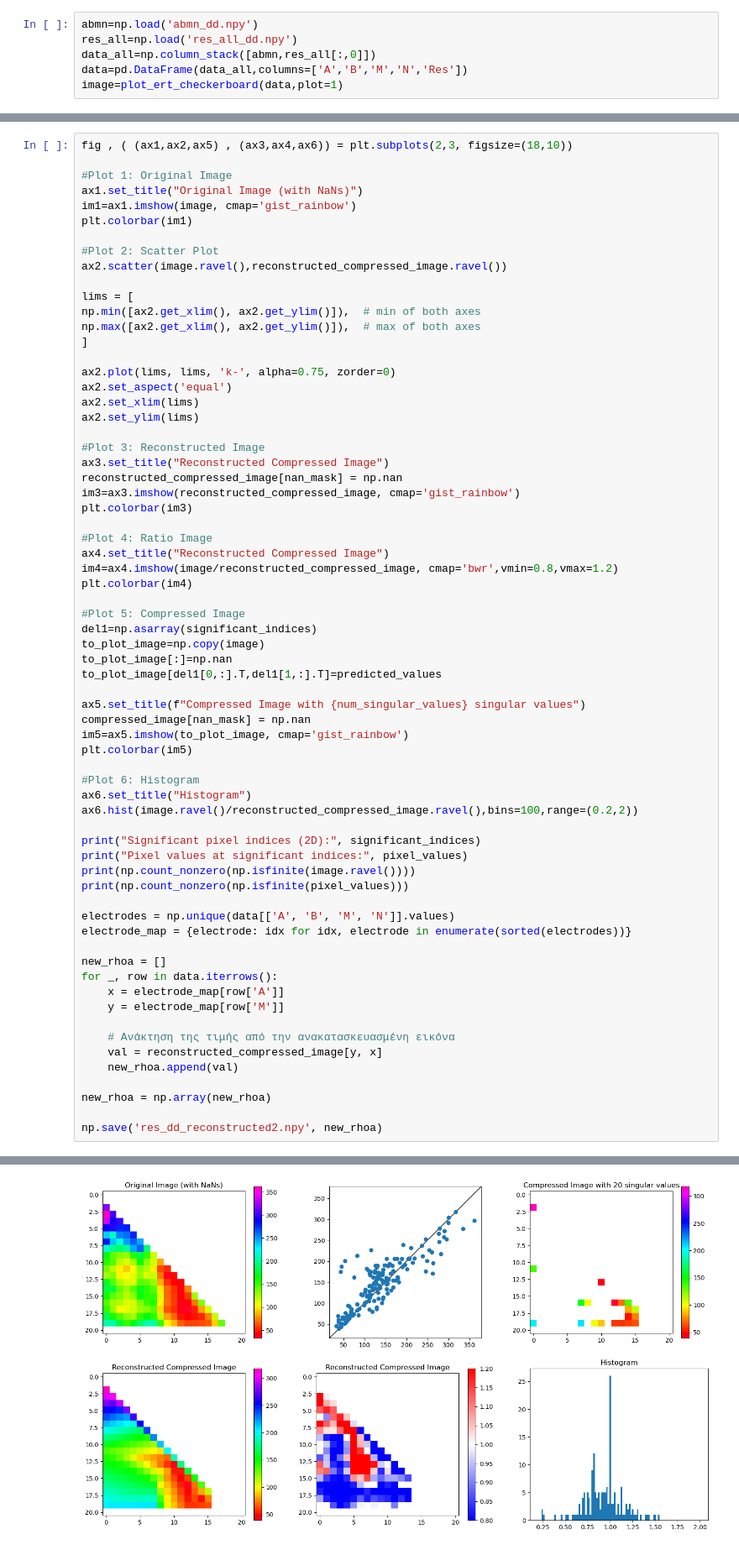
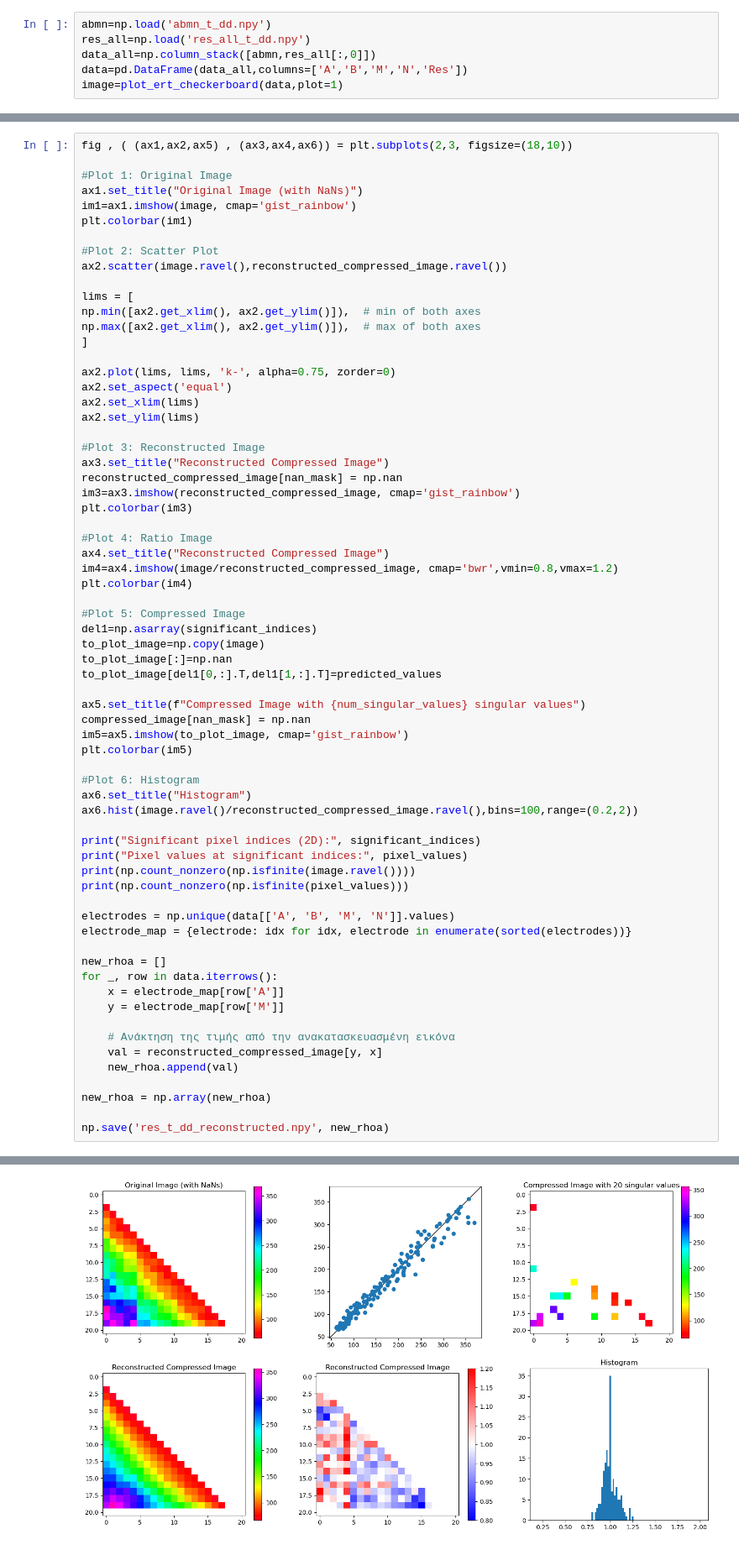
Before and after one commit to sideris25/thesis, a Jupyter notebook: img_compression.ipynb, the cells around one changed output, grey strips where cells are left out. Shown at 84% size. Cells and saved outputs as stored; diff of their text form.

```diff
--- a/img_compression.ipynb
+++ b/img_compression.ipynb
@@ -182,8 +182,8 @@ def plot_ert_checkerboard(data,plot=0):
         plt.show()
     return heatmap
 # %%
-abmn=np.load('abmn_dd.npy')
-res_all=np.load('res_all_dd.npy')
+abmn=np.load('abmn_t_dd.npy')
+res_all=np.load('res_all_t_dd.npy')
 data_all=np.column_stack([abmn,res_all[:,0]])
 data=pd.DataFrame(data_all,columns=['A','B','M','N','Res'])
 image=plot_ert_checkerboard(data,plot=1)
@@ -267,5 +267,5 @@ for _, row in data.iterrows():
 
 new_rhoa = np.array(new_rhoa)
 
-np.save('res_dd_reconstructed2.npy', new_rhoa)
+np.save('res_t_dd_reconstructed.npy', new_rhoa)
 # %% [output]
@@ -279,3 +279,3 @@ Pixel values at significant indices: [317.33432059 205.40337637 136.9269226  112
 171
 20
-[figure, old version]
+[figure, new version]
```
Also changed, not shown: parts of 2 cells of this notebook, 6 other files.
